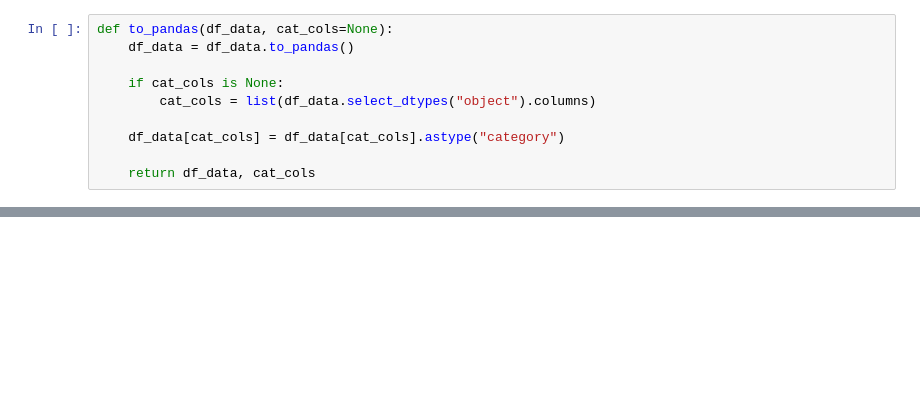
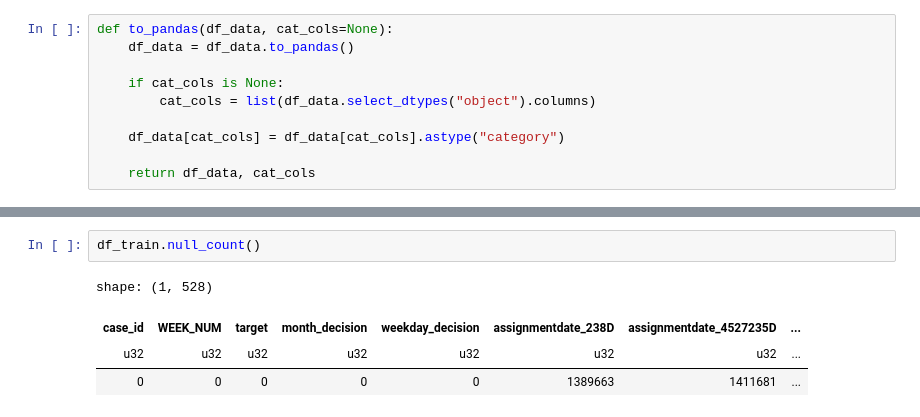
Before and after one commit to ChiragB254/Kaggle-Notebooks, a Jupyter notebook: home-credit-ml-ann-model.ipynb, the cells around one changed output, grey strips where cells are left out. Drawn from its saved outputs; the diff is of its cells as text; blank space fills up the shorter version.

```diff
--- a/home-credit-ml-ann-model.ipynb
+++ b/home-credit-ml-ann-model.ipynb
@@ -240,0 +288,7 @@ Int64
+# %%
+df_train.null_count()
+# %% [output]
+shape: (1, 528)
+| case_id | WEEK_NUM | target | month_decision | weekday_decision | assignmentdate_238D | assignmentdate_4527235D | ... |
+| u32 | u32 | u32 | u32 | u32 | u32 | u32 | ... |
+| 0 | 0 | 0 | 0 | 0 | 1389663 | 1411681 | ... |
```
Also changed, not shown: parts of 32 cells of this notebook.
